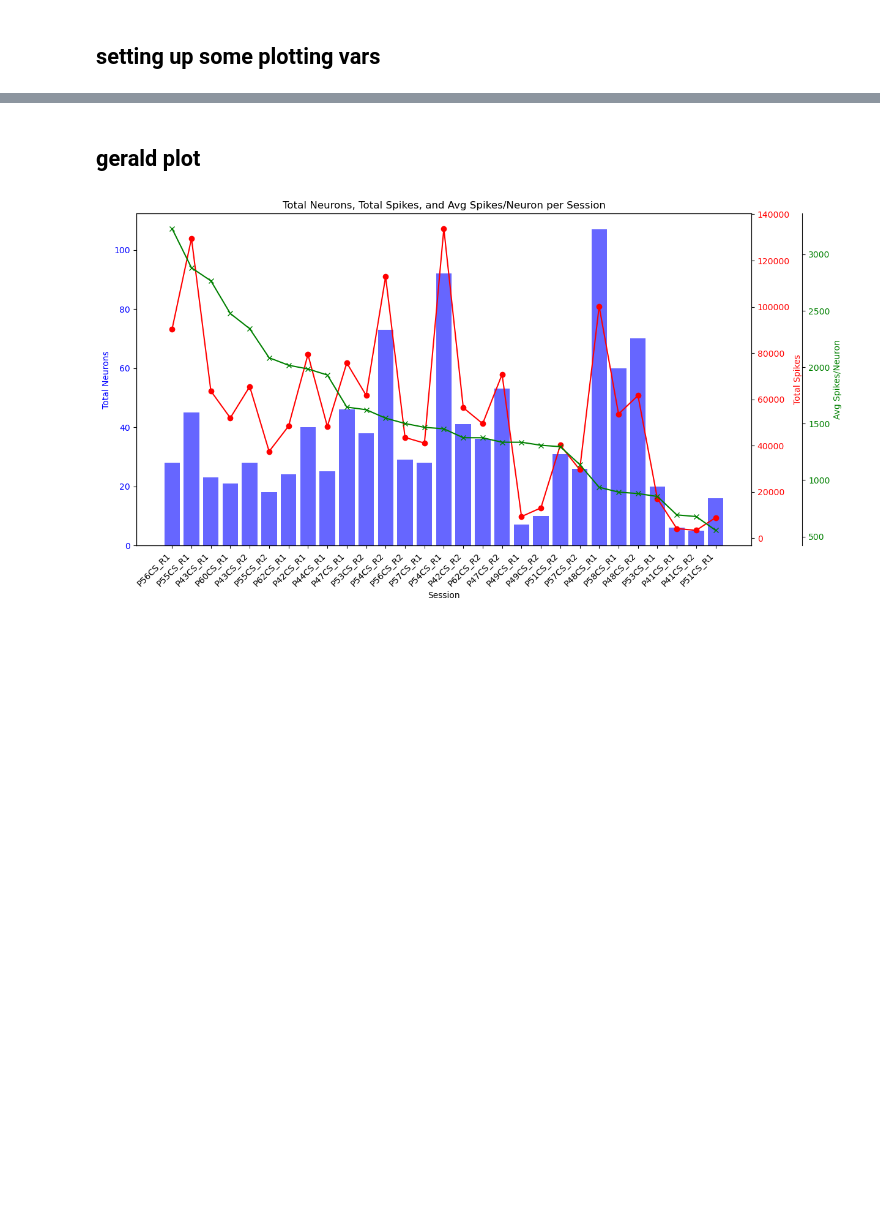
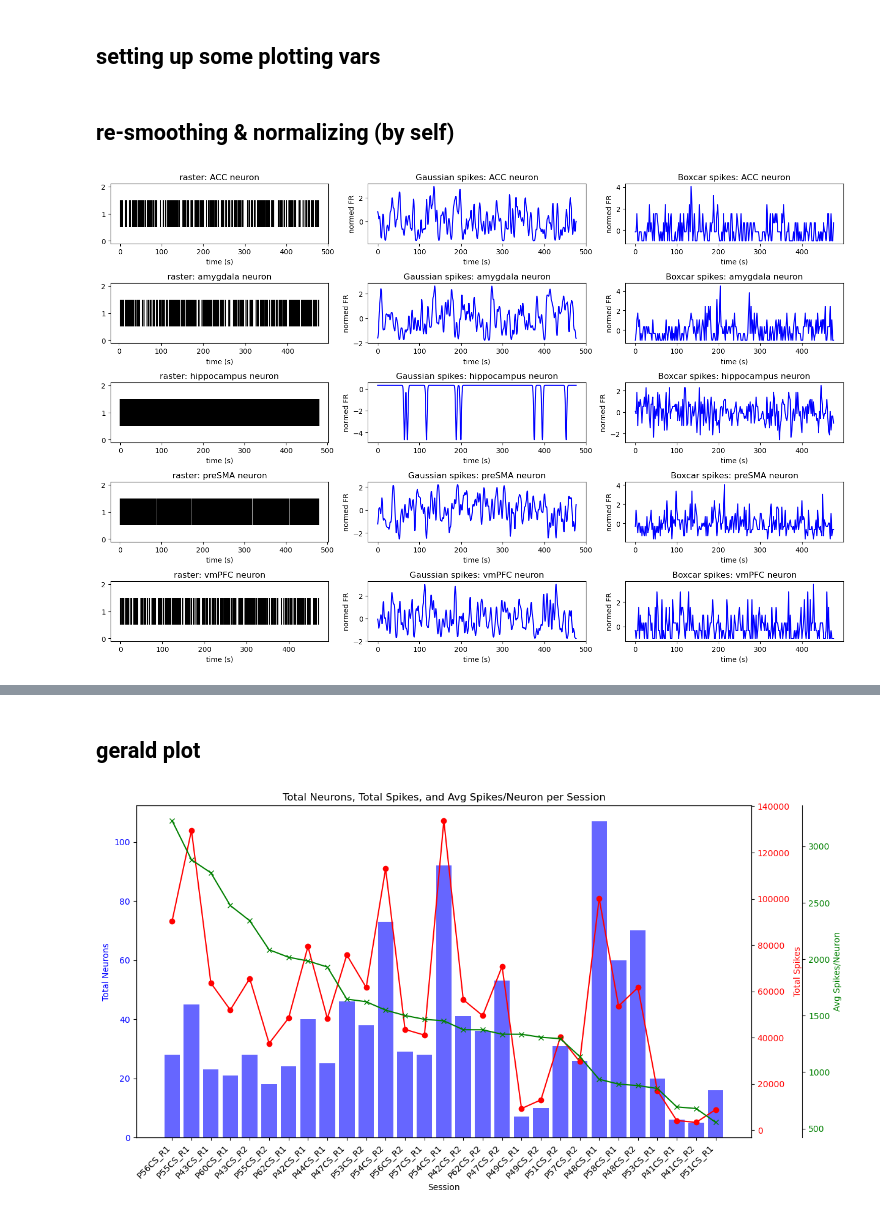
Before and after one commit to NuttidaLab/movie_analysis, a Jupyter notebook: encoding_analyses.ipynb, the cells around one changed output, grey strips where cells are left out. Cells and saved outputs as stored; diff of their text form; code cells hidden in the pictures; blank space fills up the shorter version.

```diff
--- a/encoding_analyses.ipynb
+++ b/encoding_analyses.ipynb
@@ -204,3 +169,83 @@ kernal thats being slid over: [0.1 0.1 0.1 0.1 0.1 0.1 0.1 0.1 0.1 0.1]
 num_bins = len(df_encoding['trial_smooth_spikes'].iloc[0])
 x_time_points = np.linspace(1, np.max(df_encoding['RT']), num_bins)
 color_map = {'ACC': 'purple', 'amygdala': 'green', 'hippocampus': 'blue', 'preSMA': 'red', 'vmPFC': 'orange'}
+# %% [markdown]
+## re-smoothing & normalizing (by self)
+# %%
+dur = 477 # s
+
+# gaussian params
+kernel_sd, dt = 1.5, .5 # kinda like bin_size and step
+n_bins = int(dur / dt)
+gauss_smooths = []
+
+# no-overlap boxcar param
+win_size = 2
+boxcar_smooths = []
+
+for spikes in df_encoding['trial_aligned_spikes']:
+
+    # 1. gaussian filter
+
+    t_gauss = np.arange(0, dur, dt)
+    spike_train = np.zeros_like(t_gauss)
+
+    # bin spikes
+    inds = (np.array(spikes) / dt).astype(int) # what bins does each spikes fall into?
+    inds = inds[inds < len(t_gauss)]
+    spike_train[inds] = 1
+
+    gauss_smooth = gaussian_filter1d(spike_train, sigma=kernel_sd/dt) / dt
+
+    # norm
+    mean, sd = np.nanmean(gauss_smooth), np.nanstd(gauss_smooth)
+    gauss_normed = (gauss_smooth - mean) / sd if sd > 0 else gauss_smooth
+    gauss_smooths.append(gauss_normed)
+
+
+    # 2. boxcar filter
+
+    t_box = np.arange(0, dur, win_size)
+    boxcar_smooth = []
+
+    for i in np.arange(0, dur-win_size+win_size, win_size):
+        boxcar_smooth.append(len(spikes[(spikes >= i) & (spikes < i + win_size)]))
+
+    # norm
+    mean, sd = np.nanmean(boxcar_smooth), np.nanstd(boxcar_smooth)
+    boxcar_normed = (boxcar_smooth - mean) / sd if sd > 0 else boxcar_smooth
+    boxcar_smooths.append(boxcar_normed)
+
+df_encoding['gauss_smooths'] = gauss_smooths
+df_encoding['boxcar_smooths'] = boxcar_smooths
+
+num_neurs = 5
+fig, axs = plt.subplots(num_neurs, 3, figsize=(15, 2 * num_neurs))
+axs, ax = axs.flatten(), 0
+
+for region, region_df in df_encoding.groupby('region'):
+
+    # raster
+    axs[ax].eventplot(region_df['trial_aligned_spikes'].iloc[0], color='black')
+    axs[ax].set_title(f'raster: {region} neuron')
+    axs[ax].set_xlabel('time (s)')
+    ax += 1
+
+    # gauss smooth
+    axs[ax].plot(t_gauss, region_df['gauss_smooths'].iloc[0], color='blue')
+    axs[ax].set_title(f'Gaussian spikes: {region} neuron')
+    axs[ax].set_xlabel('time (s)')
+    axs[ax].set_ylabel('normed FR')
+    ax += 1
+
+    # boxcar smooth
+    axs[ax].plot(t_box, region_df['boxcar_smooths'].iloc[0], color='blue')
+    axs[ax].set_title(f'Boxcar spikes: {region} neuron')
+    axs[ax].set_xlabel('time (s)')
+    axs[ax].set_ylabel('normed FR')
+    ax += 1
+
+plt.tight_layout()
+plt.show()
+# %% [output]
+[figure, added]
```
Also changed, not shown: parts of 30 cells of this notebook.
